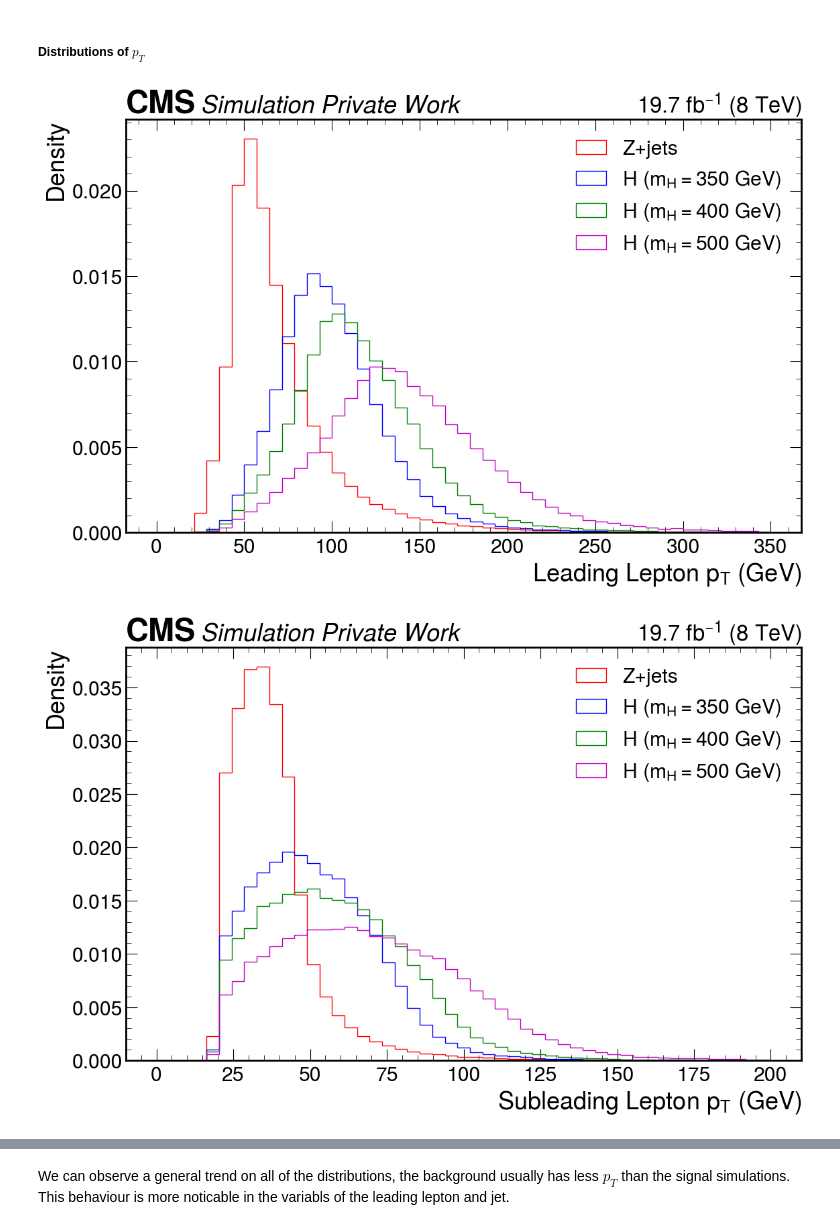
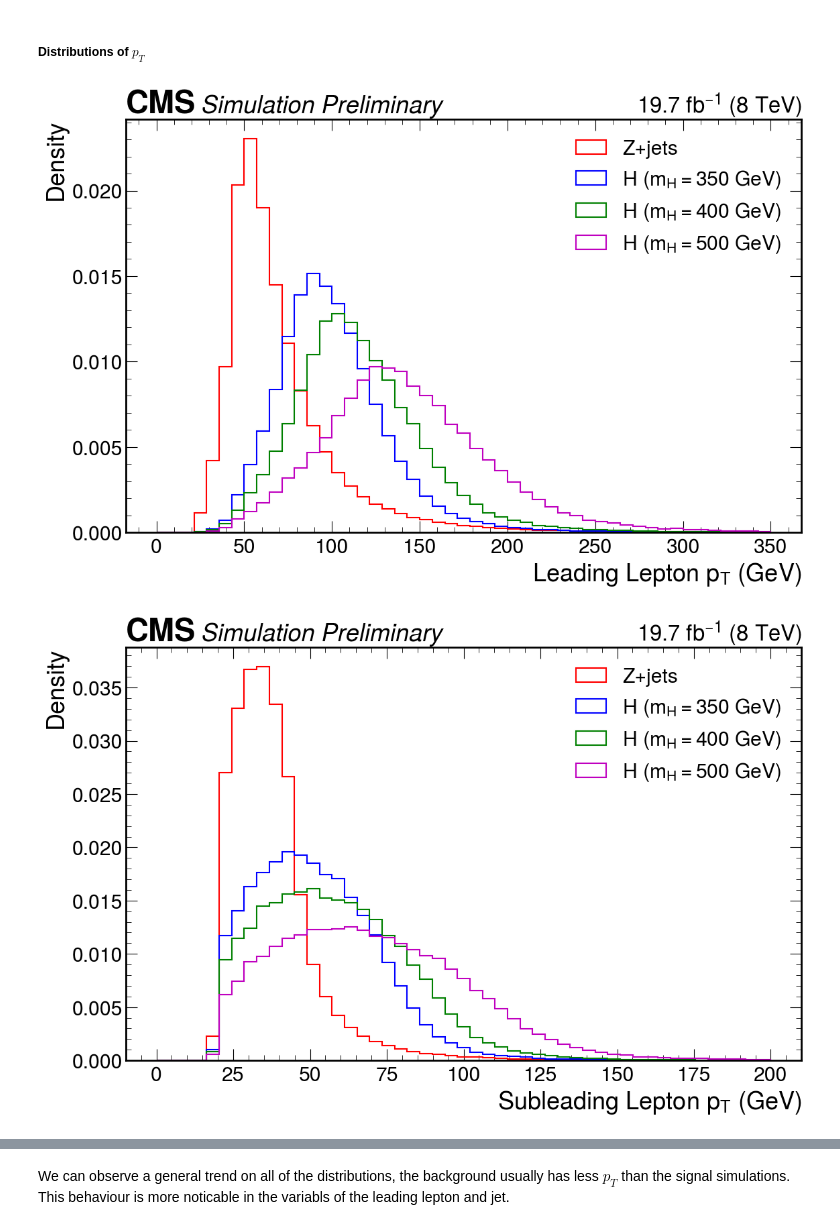
Before and after one commit to Diego-gt-phys/ExP-CMS, a Jupyter notebook: Code/DGT-Higgs2l2j.ipynb, the cells around one changed output, grey strips where cells are left out. Drawn from its saved outputs; the diff is of its cells as text; code cells hidden in the pictures.

```diff
--- a/Code/DGT-Higgs2l2j.ipynb
+++ b/Code/DGT-Higgs2l2j.ipynb
@@ -71,21 +73,23 @@ lumi_higgs500 = 1271.0
 # %% [markdown]
 #### A.1) Study the Kinematic Variables
 # %%
-def Compare_Variables(var, df_name_list, lum_df_list, label_list, x_range, bins, xl):
+def Compare_Variables(var, df_name_list, lum_df_list, label_list, x_range, bins, xl,dens=True):
     cols = ["r", "b", "g", "m"]
     bin_edges = np.linspace(x_range[0], x_range[1], bins)
 
     fig, ax = plt.subplots(figsize=(13, 8))
 
     for i in range(len(df_name_list)):
-        weights = np.full(len(df_name_list[i]), lum_df_list[i] / lumi_data)
-        ax.hist(df_name_list[i][var], bins=bin_edges, weights=weights,
-                histtype='step', color=cols[i], label=label_list[i], density=True)
-
-    hep.cms.label("Private Work", data=False, lumi=lumi_data, com=8, ax=ax)
+        weight = np.full(len(df_name_list[i]), lumi_data / lum_df_list[i])
+        ax.hist(df_name_list[i][var], bins=bin_edges, weights=weight,
+                histtype='step', color=cols[i], label=label_list[i], linewidth=1.5, density=dens)
+    hep.cms.label("Preliminary", data=False, lumi=lumi_data, com=8, ax=ax)
 
     ax.set_xlabel(xl)
-    ax.set_ylabel('Density')
+    if dens:
+        ax.set_ylabel('Density')
+    else:
+        ax.set_ylabel('Events')
     ax.legend()
     plt.show()
 # %% [markdown]
@@ -93,14 +97,14 @@ def Compare_Variables(var, df_name_list, lum_df_list, label_list, x_range, bins,
 # %%
 var = "ptl1"
 df_name_list = [ZJets, Higgs350, Higgs400, Higgs500]
 lum_df_list = [lumi_zjets, lumi_higgs350, lumi_higgs400, lumi_higgs500]
 label_list = ["Z+jets", "H ($m_H=350$ GeV)", "H ($m_H=400$ GeV)", "H ($m_H=500$ GeV)"]
 x_range = [0, 350]
 bins = 50
 xl = "Leading Lepton $p_T$ (GeV)"
-Compare_Variables(var, df_name_list, lum_df_list, label_list, x_range, bins,xl)
+Compare_Variables(var, df_name_list, lum_df_list, label_list, x_range, bins,xl,True)
 # %% [output]
-[figure, old version]
+[figure, new version]
 # %%
 var = "ptl2"
 df_name_list = [ZJets, Higgs350, Higgs400, Higgs500]
@@ -111,7 +115,7 @@ bins = 50
 xl = "Subleading Lepton $p_T$ (GeV)"
 Compare_Variables(var, df_name_list, lum_df_list, label_list, x_range, bins,xl)
 # %% [output]
-[figure, old version]
+[figure, new version]
 # %%
 var = "ptj1"
 df_name_list = [ZJets, Higgs350, Higgs400, Higgs500]
```
Also changed, not shown: parts of 20 cells of this notebook.
